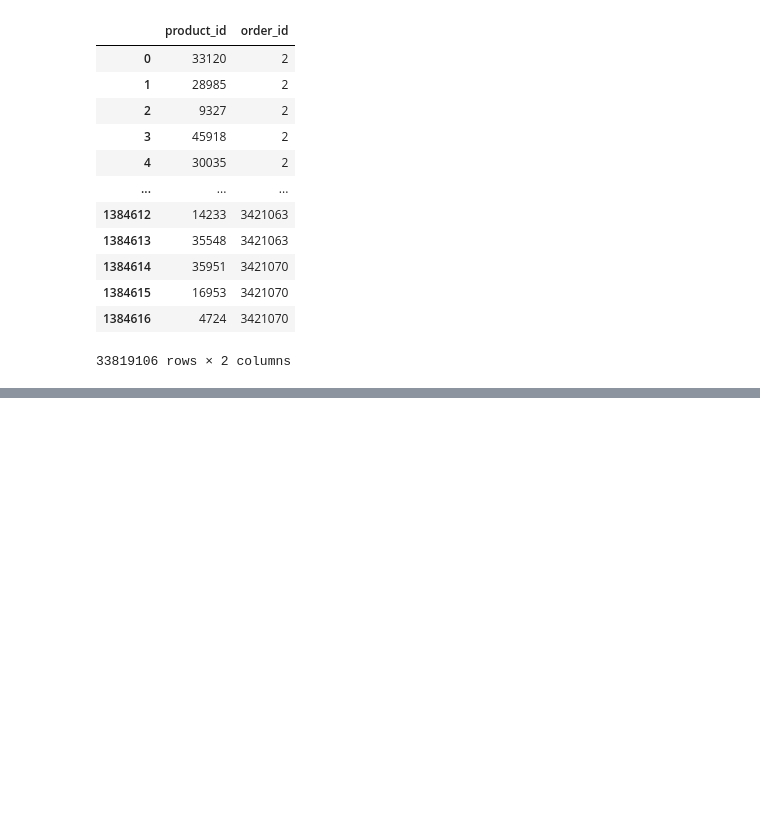
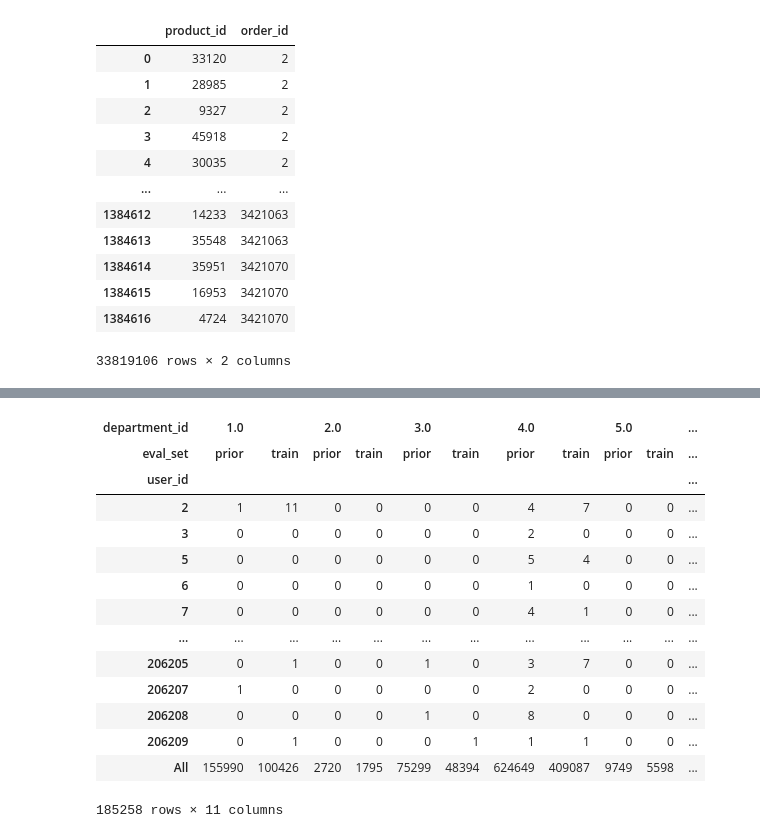
Before and after one commit to Chemmic/DataScience, a Jupyter notebook: data_science_project.ipynb, the cells around one changed output, grey strips where cells are left out. Saved outputs shown, nothing was run; the diff lists cells and outputs as text; code cells hidden in the pictures; blank space fills up the shorter version.

```diff
--- a/data_science_project.ipynb
+++ b/data_science_project.ipynb
@@ -161,0 +187,25 @@ orders_merged.head(10)
+# %%
+"""
+P(A) = jemand hat aus 3 bestellt
+P(B) = jemand hat aus 1 bestellt
+
+P(A ∩ B) = jemand hat prior aus 3 und jetzt aus 1 bestellt
+"""
+
+crossA = pd.crosstab(index=department_resolved["user_id"], columns=[department_resolved["department_id"],department_resolved["eval_set"]],margins=1)
+# %% [output]
+| department_id | 1.0 |  | 2.0 |  | 3.0 |  | 4.0 |  | 5.0 |  | ... |
+| eval_set | prior | train | prior | train | prior | train | prior | train | prior | train | ... |
+| user_id |  |  |  |  |  |  |  |  |  |  | ... |
+| 2 | 1 | 11 | 0 | 0 | 0 | 0 | 4 | 7 | 0 | 0 | ... |
+| 3 | 0 | 0 | 0 | 0 | 0 | 0 | 2 | 0 | 0 | 0 | ... |
+| 5 | 0 | 0 | 0 | 0 | 0 | 0 | 5 | 4 | 0 | 0 | ... |
+| 6 | 0 | 0 | 0 | 0 | 0 | 0 | 1 | 0 | 0 | 0 | ... |
+| 7 | 0 | 0 | 0 | 0 | 0 | 0 | 4 | 1 | 0 | 0 | ... |
+| ... | ... | ... | ... | ... | ... | ... | ... | ... | ... | ... | ... |
+| 206205 | 0 | 1 | 0 | 0 | 1 | 0 | 3 | 7 | 0 | 0 | ... |
+| 206207 | 1 | 0 | 0 | 0 | 0 | 0 | 2 | 0 | 0 | 0 | ... |
+| 206208 | 0 | 0 | 0 | 0 | 1 | 0 | 8 | 0 | 0 | 0 | ... |
+| 206209 | 0 | 1 | 0 | 0 | 0 | 1 | 1 | 1 | 0 | 0 | ... |
+| All | 155990 | 100426 | 2720 | 1795 | 75299 | 48394 | 624649 | 409087 | 9749 | 5598 | ... |
+185258 rows × 11 columns
```
Also changed, not shown: parts of 3 cells of this notebook.
